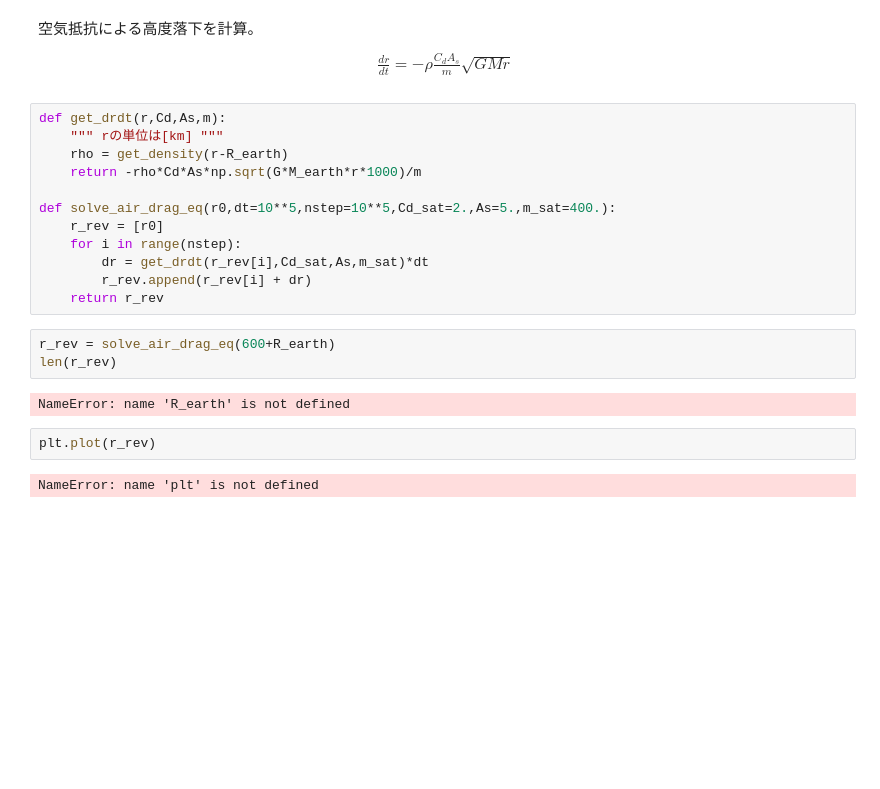
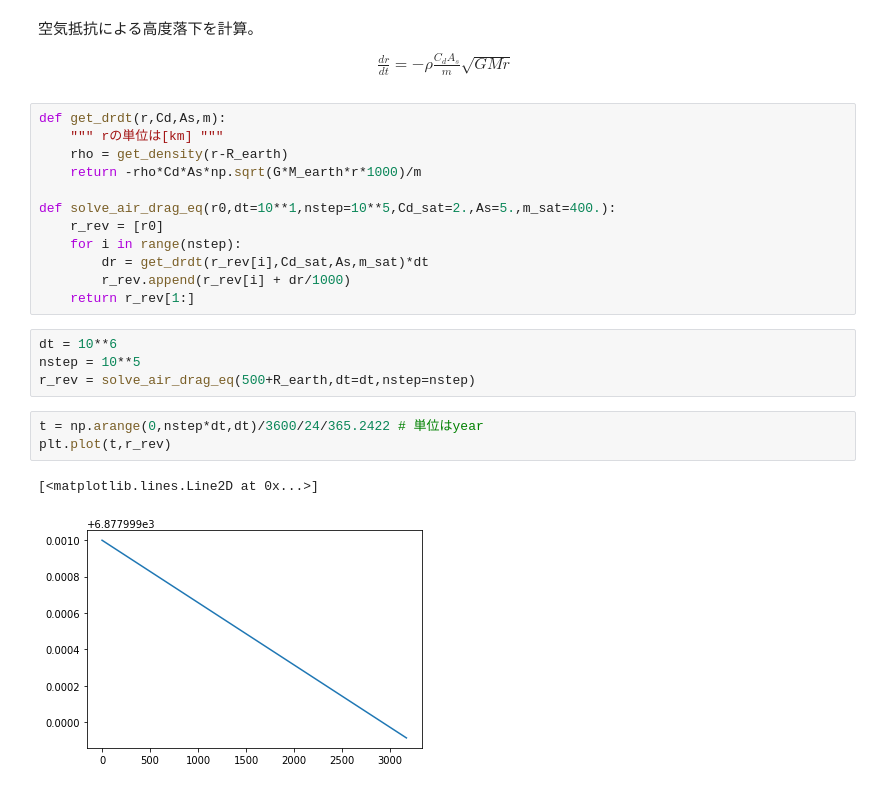
Before and after one commit to kminoda/seed_bank_in_space, a Jupyter notebook: src/delta_v_simu.ipynb, the cells around one changed output. Cells and saved outputs as stored; diff of their text form; blank space fills up the shorter version.

Commit message:
added air drag estimation

```diff
--- a/src/delta_v_simu.ipynb
+++ b/src/delta_v_simu.ipynb
@@ -294,18 +294,19 @@ def get_drdt(r,Cd,As,m):
     rho = get_density(r-R_earth)
     return -rho*Cd*As*np.sqrt(G*M_earth*r*1000)/m
 
-def solve_air_drag_eq(r0,dt=10**5,nstep=10**5,Cd_sat=2.,As=5.,m_sat=400.):
+def solve_air_drag_eq(r0,dt=10**1,nstep=10**5,Cd_sat=2.,As=5.,m_sat=400.):
     r_rev = [r0]
     for i in range(nstep):
         dr = get_drdt(r_rev[i],Cd_sat,As,m_sat)*dt
-        r_rev.append(r_rev[i] + dr)
-    return r_rev
+        r_rev.append(r_rev[i] + dr/1000)
+    return r_rev[1:]
-# %%
-r_rev = solve_air_drag_eq(600+R_earth)
-len(r_rev)
-# %% [output]
-NameError: name 'R_earth' is not defined
-# %%
-plt.plot(r_rev)
-# %% [output]
-NameError: name 'plt' is not defined
+# %%
+dt = 10**6
+nstep = 10**5
+r_rev = solve_air_drag_eq(500+R_earth,dt=dt,nstep=nstep)
+# %%
+t = np.arange(0,nstep*dt,dt)/3600/24/365.2422 # 単位はyear
+plt.plot(t,r_rev)
+# %% [output]
+[<matplotlib.lines.Line2D at 0x...>]
+[figure, added]
```
